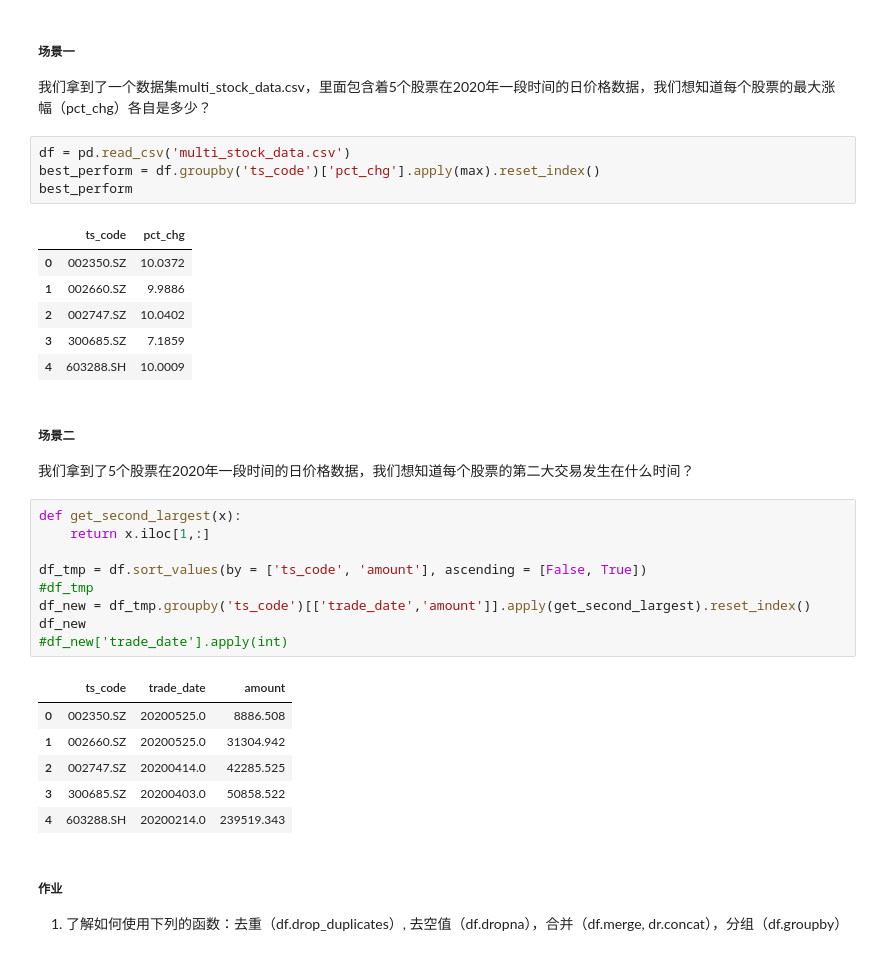
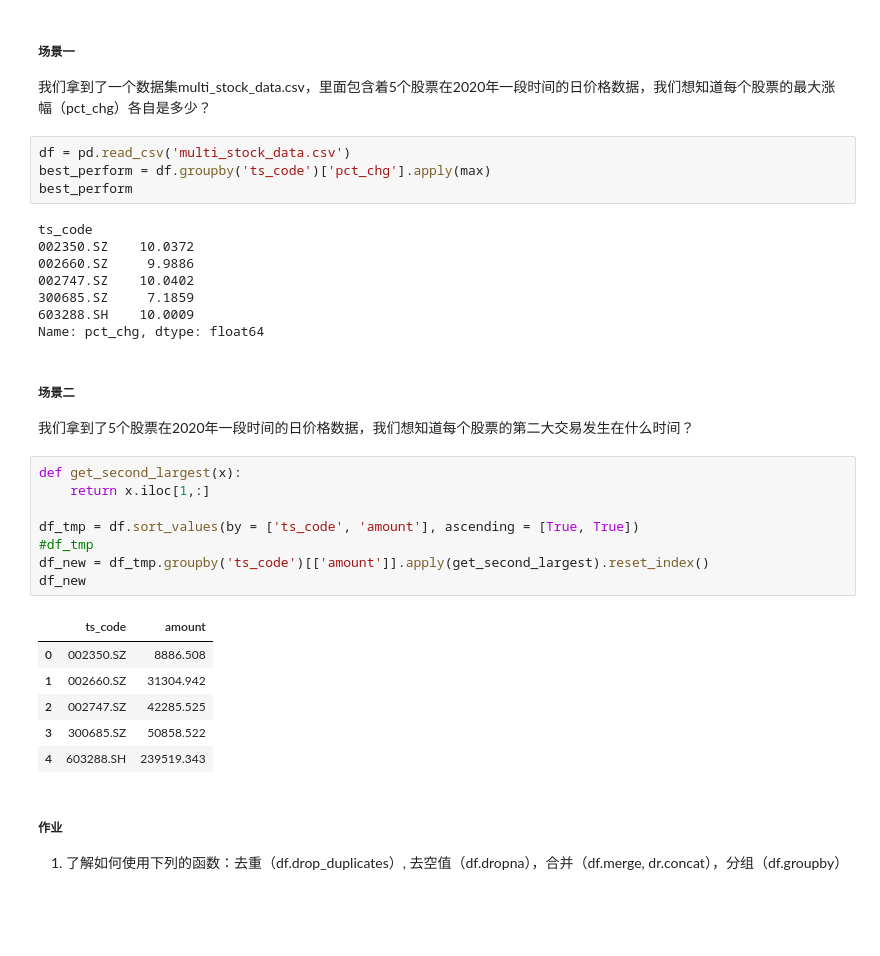
Before and after one commit to xinihe/jrxy_python_course, a Jupyter notebook: BasicSession/pandas_learn.ipynb, the cells around one changed output. Saved outputs shown, nothing was run; the diff lists cells and outputs as text; blank space fills up the shorter version.

```diff
--- a/BasicSession/pandas_learn.ipynb
+++ b/BasicSession/pandas_learn.ipynb
@@ -332,15 +359,16 @@ df_trans
 我们拿到了一个数据集multi_stock_data.csv，里面包含着5个股票在2020年一段时间的日价格数据，我们想知道每个股票的最大涨幅（pct_chg）各自是多少？
 # %%
 df = pd.read_csv('multi_stock_data.csv')
-best_perform = df.groupby('ts_code')['pct_chg'].apply(max).reset_index()
+best_perform = df.groupby('ts_code')['pct_chg'].apply(max)
 best_perform
 # %% [output]
-|  | ts_code | pct_chg |
-| 0 | 002350.SZ | 10.0372 |
-| 1 | 002660.SZ | 9.9886 |
-| 2 | 002747.SZ | 10.0402 |
-| 3 | 300685.SZ | 7.1859 |
-| 4 | 603288.SH | 10.0009 |
+ts_code
+002350.SZ    10.0372
+002660.SZ     9.9886
+002747.SZ    10.0402
+300685.SZ     7.1859
+603288.SH    10.0009
+Name: pct_chg, dtype: float64
 # %% [markdown]
 ##### 场景二
 
@@ -348,19 +376,18 @@ best_perform
 # %%
 def get_second_largest(x):
     return x.iloc[1,:]
 
-df_tmp = df.sort_values(by = ['ts_code', 'amount'], ascending = [False, True])
+df_tmp = df.sort_values(by = ['ts_code', 'amount'], ascending = [True, True])
 #df_tmp
-df_new = df_tmp.groupby('ts_code')[['trade_date','amount']].apply(get_second_largest).reset_index()
+df_new = df_tmp.groupby('ts_code')[['amount']].apply(get_second_largest).reset_index()
 df_new
-#df_new['trade_date'].apply(int)
 # %% [output]
-|  | ts_code | trade_date | amount |
-| 0 | 002350.SZ | 20200525.0 | 8886.508 |
-| 1 | 002660.SZ | 20200525.0 | 31304.942 |
-| 2 | 002747.SZ | 20200414.0 | 42285.525 |
-| 3 | 300685.SZ | 20200403.0 | 50858.522 |
-| 4 | 603288.SH | 20200214.0 | 239519.343 |
+|  | ts_code | amount |
+| 0 | 002350.SZ | 8886.508 |
+| 1 | 002660.SZ | 31304.942 |
+| 2 | 002747.SZ | 42285.525 |
+| 3 | 300685.SZ | 50858.522 |
+| 4 | 603288.SH | 239519.343 |
 # %% [markdown]
 ##### 作业
 
```
Also changed, not shown: parts of 14 cells of this notebook, 1 other file.
